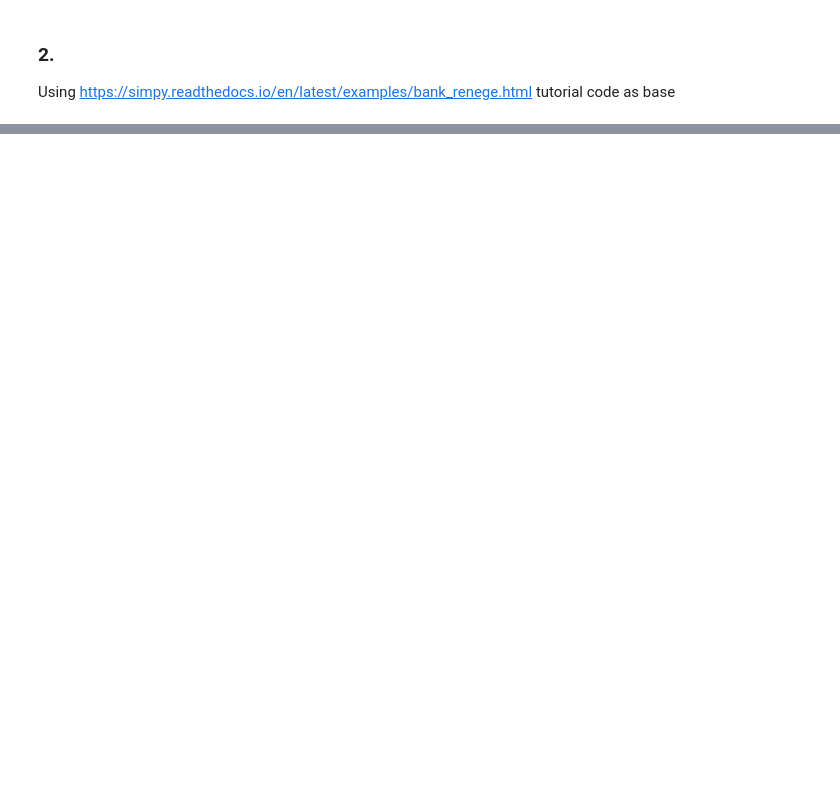
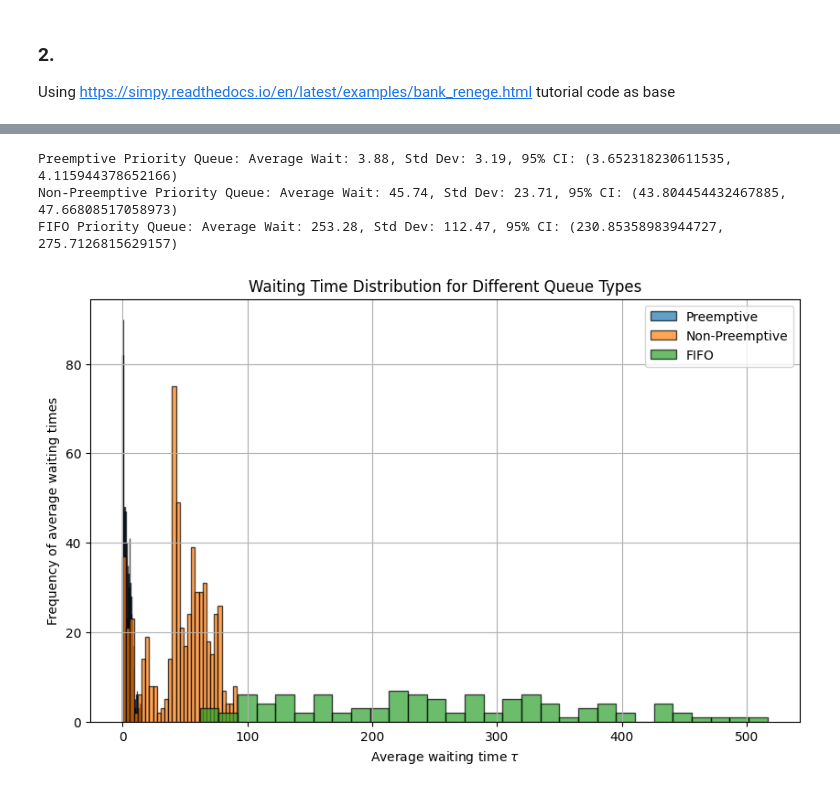
Before and after one commit to jonas4climate/ss-assignment-2, a Jupyter notebook: CalvinLaw_11306734_RaymondZhang_14865904_JonasSchaefer_14039982_2.ipynb, the cells around one changed output, grey strips where cells are left out. Drawn from its saved outputs; the diff is of its cells as text; code cells hidden in the pictures; blank space fills up the shorter version.

```diff
--- a/CalvinLaw_11306734_RaymondZhang_14865904_JonasSchaefer_14039982_2.ipynb
+++ b/CalvinLaw_11306734_RaymondZhang_14865904_JonasSchaefer_14039982_2.ipynb
@@ -590,0 +759,30 @@ plt.show()
+# %%
+# Run simulations and gather data for each queue type
+wait_times_preemptive = run_priority_queue_simulations(1, 'preemptive')
+wait_times_non_preemptive = run_priority_queue_simulations(1, 'non-preemptive')
+wait_times_fifo = simulate_experiments(arrival_pdf='exp', service_pdf='exp', ns=[1])[1]  # For M/M/1 queue
+
+# Perform statistical analysis and visualize results for each queue type
+for wait_times, queue_type in [(wait_times_preemptive, 'Preemptive'),
+                               (wait_times_non_preemptive, 'Non-Preemptive'),
+                               (wait_times_fifo, 'FIFO')]:
+    avg_wait = np.mean(wait_times)
+    std_wait = np.std(wait_times)
+    conf_interval = st.t.interval(0.95, len(wait_times)-1, loc=avg_wait, scale=sem(wait_times))
+    print(f'{queue_type} Priority Queue: Average Wait: {avg_wait:.2f}, Std Dev: {std_wait:.2f}, 95% CI: {conf_interval}')
+
+plt.figure(figsize=(10, 6))
+plt.hist(wait_times_preemptive, bins=30, alpha=0.7, label='Preemptive', edgecolor='black')
+plt.hist(wait_times_non_preemptive, bins=30, alpha=0.7, label='Non-Preemptive', edgecolor='black')
+plt.hist(wait_times_fifo, bins=30, alpha=0.7, label='FIFO', edgecolor='black')
+plt.xlabel('Average waiting time $\\tau$')
+plt.ylabel('Frequency of average waiting times')
+plt.title('Waiting Time Distribution for Different Queue Types')
+plt.legend()
+plt.grid(True)
+plt.show()
+# %% [output]
+Preemptive Priority Queue: Average Wait: 3.88, Std Dev: 3.19, 95% CI: (3.652318230611535, 4.115944378652166)
+Non-Preemptive Priority Queue: Average Wait: 45.74, Std Dev: 23.71, 95% CI: (43.804454432467885, 47.66808517058973)
+FIFO Priority Queue: Average Wait: 253.28, Std Dev: 112.47, 95% CI: (230.85358983944727, 275.7126815629157)
+[figure, added]
```
Also changed, not shown: parts of 16 cells of this notebook.
